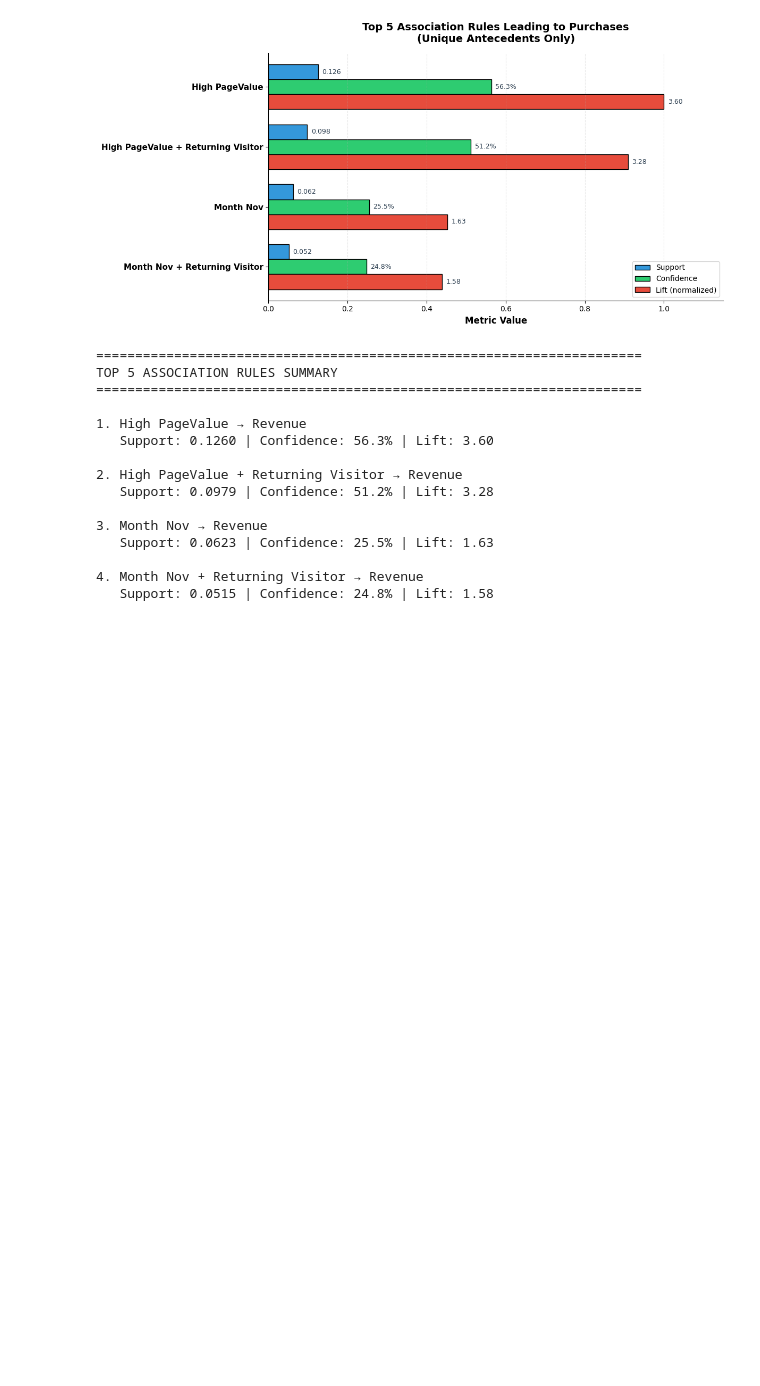
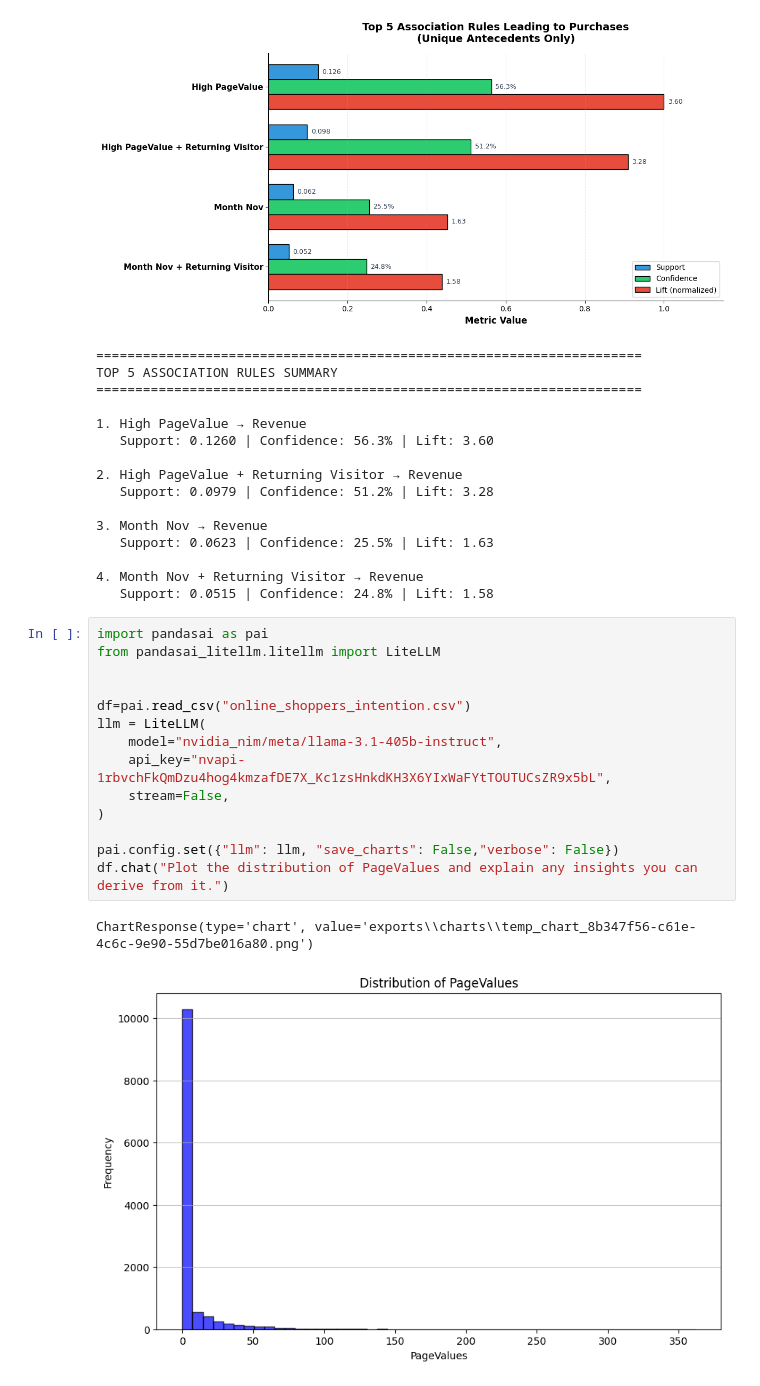
Before and after one commit to roysaw77/Project_Data-Mining, a Jupyter notebook: main.ipynb, the cells around one changed output. Drawn from its saved outputs; the diff is of its cells as text; blank space fills up the shorter version.

```diff
--- a/main.ipynb
+++ b/main.ipynb
@@ -1272,3 +1272,20 @@ TOP 5 ASSOCIATION RULES SUMMARY
 
 4. Month Nov + Returning Visitor → Revenue
    Support: 0.0515 | Confidence: 24.8% | Lift: 1.58
+# %%
+import pandasai as pai
+from pandasai_litellm.litellm import LiteLLM
+
+
+df=pai.read_csv("online_shoppers_intention.csv")
+llm = LiteLLM(
+    model="nvidia_nim/meta/llama-3.1-405b-instruct",
+    api_key="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",
+    stream=False,
+)
+
+pai.config.set({"llm": llm, "save_charts": False,"verbose": False})
+df.chat("Plot the distribution of PageValues and explain any insights you can derive from it.")
+# %% [output]
+ChartResponse(type='chart', value='exports\\charts\\temp_chart_8b347f56-c61e-4c6c-9e90-55d7be016a80.png')
+[figure, added]
```
Also changed, not shown: 10 other files.
